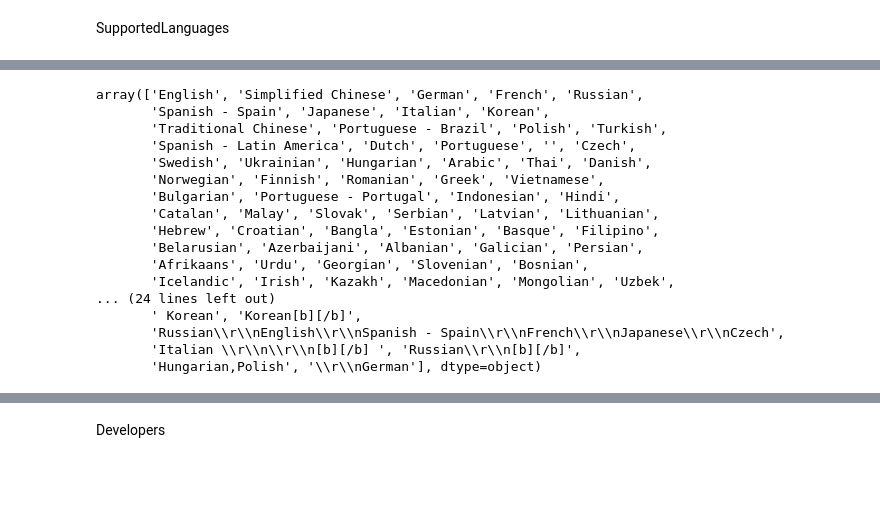
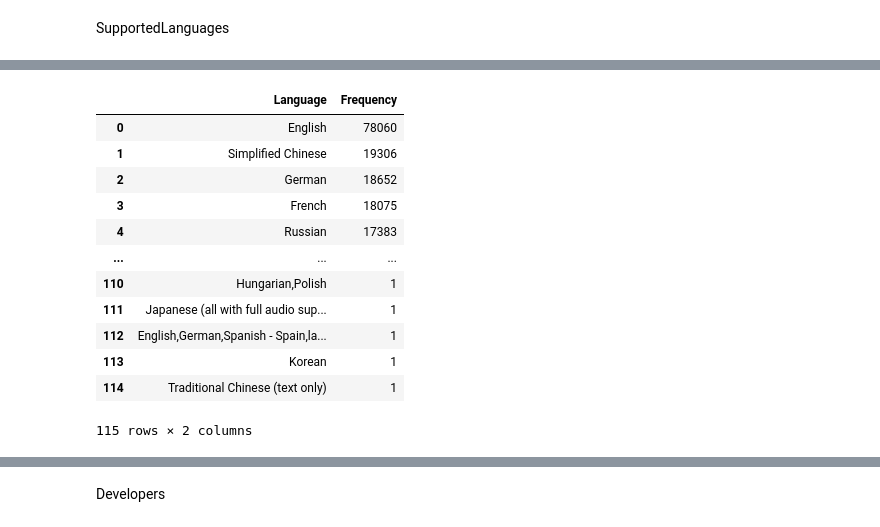
Before and after one commit to SamuelEscalante/SteamGames_Repository, a Jupyter notebook: notebooks/EDA/raw_eda.ipynb, the cells around one changed output, grey strips where cells are left out. Drawn from its saved outputs; the diff is of its cells as text; code cells hidden in the pictures; blank space fills up the shorter version.

```diff
--- a/notebooks/EDA/raw_eda.ipynb
+++ b/notebooks/EDA/raw_eda.ipynb
@@ -186,35 +252,29 @@ Name: SupportedLanguages, Length: 85103, dtype: object
 # %%
 # Split de la columna SupportedLanguages
 df_languages = games['SupportedLanguages'].str.strip("[]").str.split(', ', expand=True)
 
 # Melt para llevar las columnas a filas
 df_melted = pd.melt(df_languages, value_name='Language').dropna()['Language'].str.strip("'")
 
 # Contar la frecuencia de cada lenguaje
 language_counts = df_melted.value_counts().reset_index()
 
 # Renombrar las columnas
 language_counts.columns = ['Language', 'Frequency']
 
 # Mostrar el resultado
-#print(language_counts)
+language_counts
+# %% [output]
+|  | Language | Frequency |
+| 0 | English | 78060 |
+| 1 | Simplified Chinese | 19306 |
+| 2 | German | 18652 |
+| 3 | French | 18075 |
+| 4 | Russian | 17383 |
+| ... | ... | ... |
+| 110 | Hungarian,Polish | 1 |
+| 111 | Japanese (all with full audio sup... | 1 |
+| 112 | English,German,Spanish - Spain,la... | 1 |
+| 113 | Korean | 1 |
+| 114 | Traditional Chinese (text only) | 1 |
+115 rows × 2 columns
-# %%
-language_counts['Language'].unique()
-# %% [output]
-array(['English', 'Simplified Chinese', 'German', 'French', 'Russian',
-       'Spanish - Spain', 'Japanese', 'Italian', 'Korean',
-       'Traditional Chinese', 'Portuguese - Brazil', 'Polish', 'Turkish',
-       'Spanish - Latin America', 'Dutch', 'Portuguese', '', 'Czech',
-       'Swedish', 'Ukrainian', 'Hungarian', 'Arabic', 'Thai', 'Danish',
-       'Norwegian', 'Finnish', 'Romanian', 'Greek', 'Vietnamese',
-       'Bulgarian', 'Portuguese - Portugal', 'Indonesian', 'Hindi',
-       'Catalan', 'Malay', 'Slovak', 'Serbian', 'Latvian', 'Lithuanian',
-       'Hebrew', 'Croatian', 'Bangla', 'Estonian', 'Basque', 'Filipino',
-       'Belarusian', 'Azerbaijani', 'Albanian', 'Galician', 'Persian',
-       'Afrikaans', 'Urdu', 'Georgian', 'Slovenian', 'Bosnian',
-       'Icelandic', 'Irish', 'Kazakh', 'Macedonian', 'Mongolian', 'Uzbek',
-... (24 lines left out)
-       ' Korean', 'Korean[b][/b]',
-       'Russian\\r\\nEnglish\\r\\nSpanish - Spain\\r\\nFrench\\r\\nJapanese\\r\\nCzech',
-       'Italian \\r\\n\\r\\n[b][/b] ', 'Russian\\r\\n[b][/b]',
-       'Hungarian,Polish', '\\r\\nGerman'], dtype=object)
```
Also changed, not shown: parts of 14 cells of this notebook, 2 other files.
